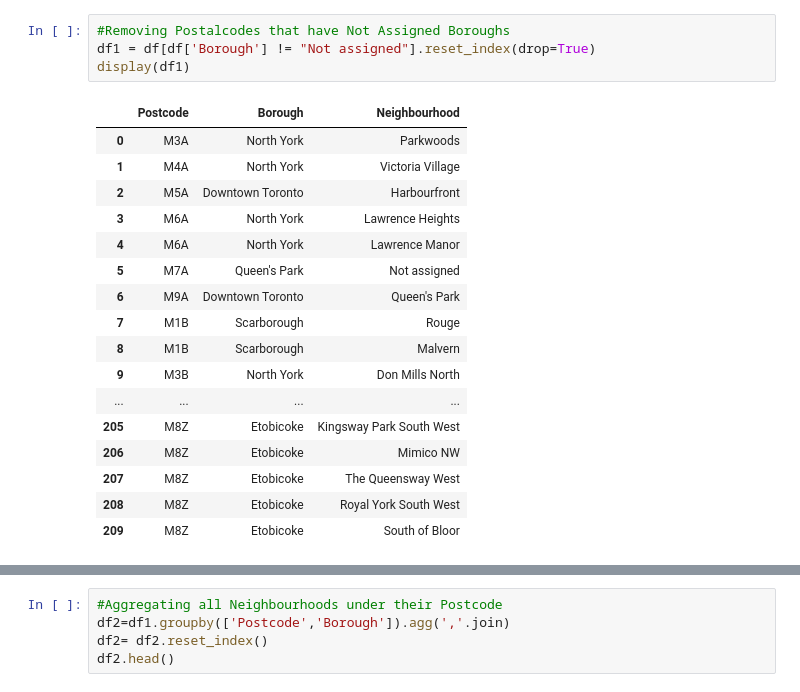
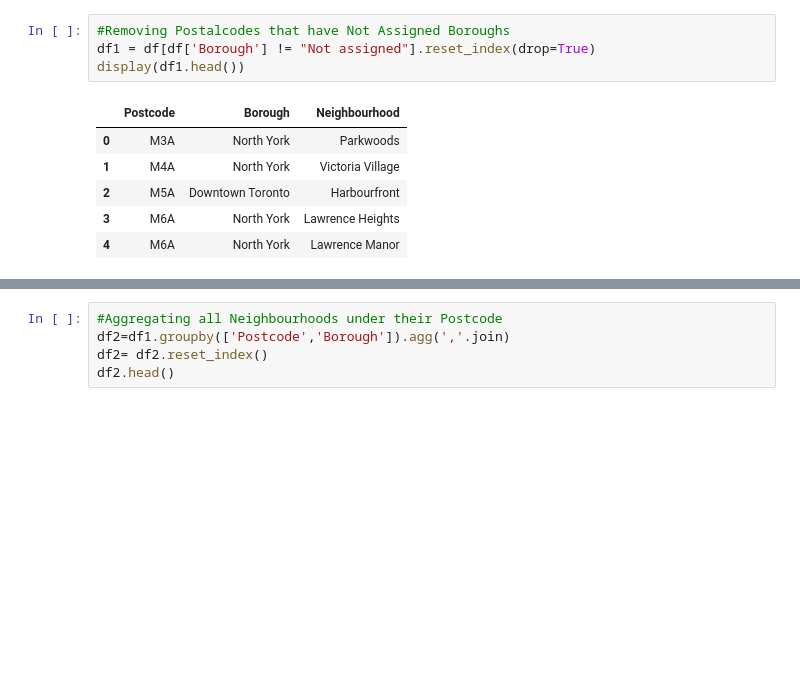
Before and after one commit to henryjos/Coursera_Capstone, a Jupyter notebook: Clustering Toronto Neighborhoods.ipynb, the cells around one changed output, grey strips where cells are left out. Drawn from its saved outputs; the diff is of its cells as text; blank space fills up the shorter version.

```diff
--- a/Clustering Toronto Neighborhoods.ipynb
+++ b/Clustering Toronto Neighborhoods.ipynb
@@ -36,25 +26,14 @@ display(df)
 # %%
 #Removing Postalcodes that have Not Assigned Boroughs
 df1 = df[df['Borough'] != "Not assigned"].reset_index(drop=True)
-display(df1)
+display(df1.head())
 # %% [output]
 |  | Postcode | Borough | Neighbourhood |
 | 0 | M3A | North York | Parkwoods |
 | 1 | M4A | North York | Victoria Village |
 | 2 | M5A | Downtown Toronto | Harbourfront |
 | 3 | M6A | North York | Lawrence Heights |
 | 4 | M6A | North York | Lawrence Manor |
-| 5 | M7A | Queen's Park | Not assigned |
-| 6 | M9A | Downtown Toronto | Queen's Park |
-| 7 | M1B | Scarborough | Rouge |
-| 8 | M1B | Scarborough | Malvern |
-| 9 | M3B | North York | Don Mills North |
-| ... | ... | ... | ... |
-| 205 | M8Z | Etobicoke | Kingsway Park South West |
-| 206 | M8Z | Etobicoke | Mimico NW |
-| 207 | M8Z | Etobicoke | The Queensway West |
-| 208 | M8Z | Etobicoke | Royal York South West |
-| 209 | M8Z | Etobicoke | South of Bloor |
 # %%
 #Assigning 'Unassigned' Neighbourhoods the name of their Borough.
 df1.Neighbourhood = np.where(df1['Neighbourhood']=="Not assigned", df1['Borough'], df1['Neighbourhood'])
```
Also changed, not shown: parts of 9 cells of this notebook.
